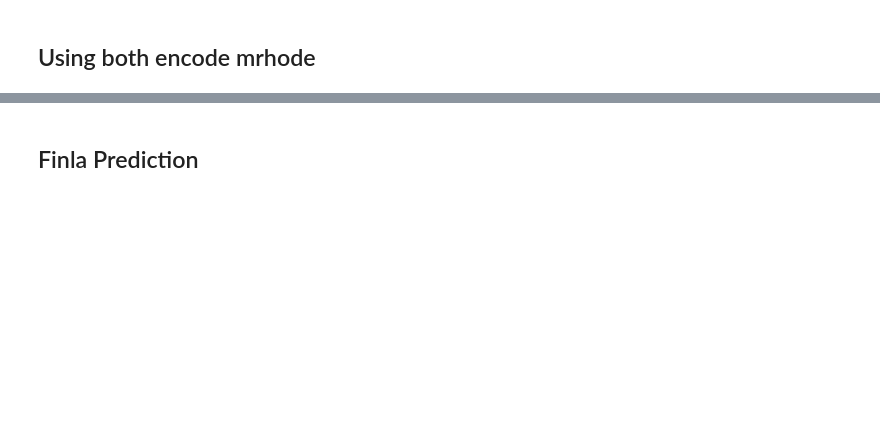
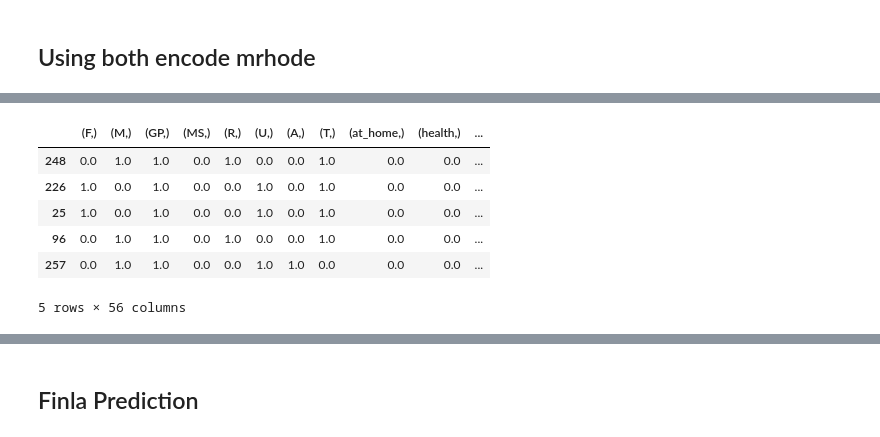
Before and after one commit to SalindaGunarathna/MachineLearnig_Project_Group95, a Jupyter notebook: project/test02.ipynb, the cells around one changed output, grey strips where cells are left out. Saved outputs shown, nothing was run; the diff lists cells and outputs as text; code cells hidden in the pictures; blank space fills up the shorter version.

```diff
--- a/project/test02.ipynb
+++ b/project/test02.ipynb
@@ -296,3 +548,13 @@ df_final.info()
 # %%
 
 plt.scatter(x= df_final["Dalc"] ,y= df_final["G3"],color ='red')
+# %%
+df_final.sample(5)
+# %% [output]
+|  | (F,) | (M,) | (GP,) | (MS,) | (R,) | (U,) | (A,) | (T,) | (at_home,) | (health,) | ... |
+| 248 | 0.0 | 1.0 | 1.0 | 0.0 | 1.0 | 0.0 | 0.0 | 1.0 | 0.0 | 0.0 | ... |
+| 226 | 1.0 | 0.0 | 1.0 | 0.0 | 0.0 | 1.0 | 0.0 | 1.0 | 0.0 | 0.0 | ... |
+| 25 | 1.0 | 0.0 | 1.0 | 0.0 | 0.0 | 1.0 | 0.0 | 1.0 | 0.0 | 0.0 | ... |
+| 96 | 0.0 | 1.0 | 1.0 | 0.0 | 1.0 | 0.0 | 0.0 | 1.0 | 0.0 | 0.0 | ... |
+| 257 | 0.0 | 1.0 | 1.0 | 0.0 | 0.0 | 1.0 | 1.0 | 0.0 | 0.0 | 0.0 | ... |
+5 rows × 56 columns
```
Also changed, not shown: parts of 30 cells of this notebook.
